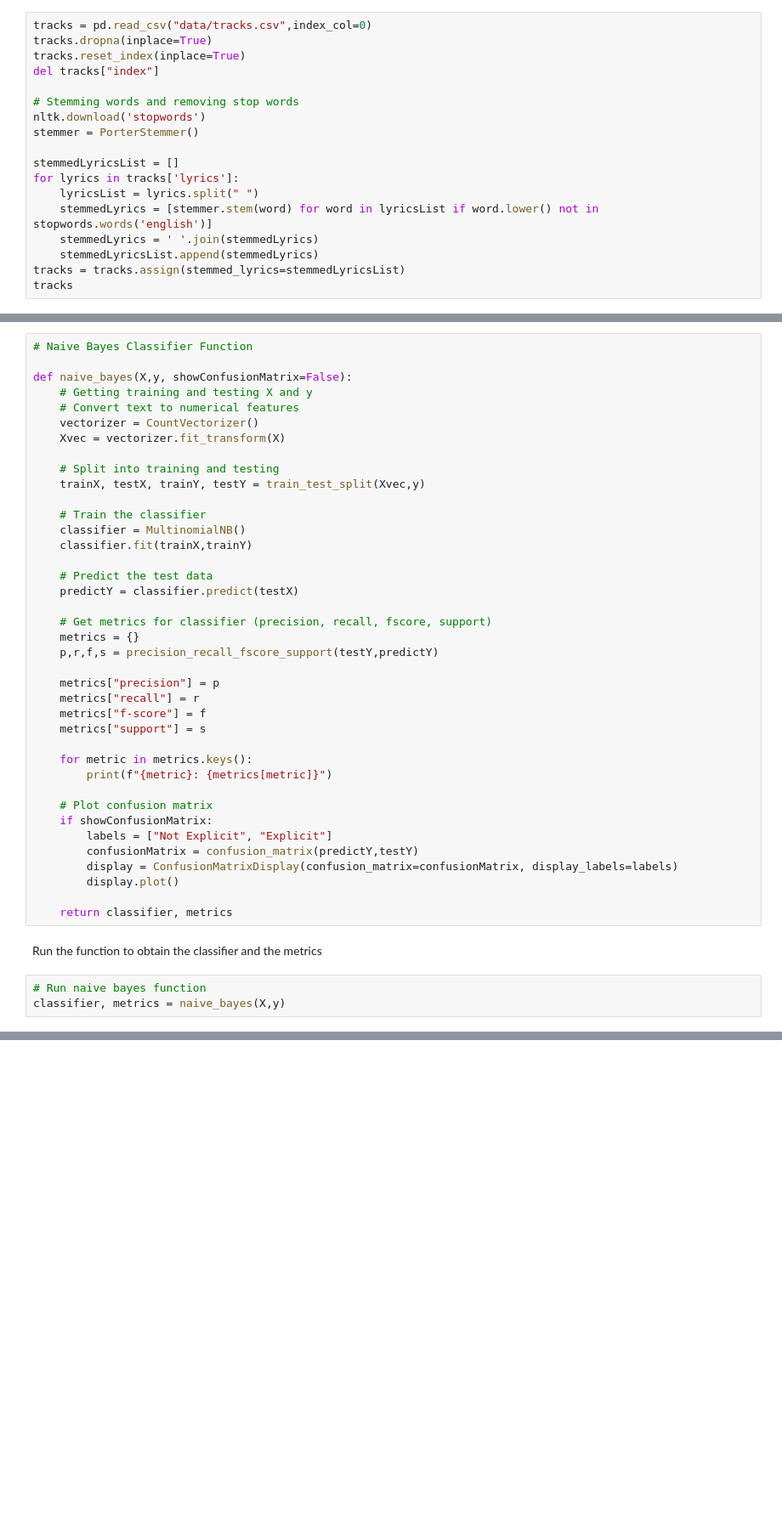
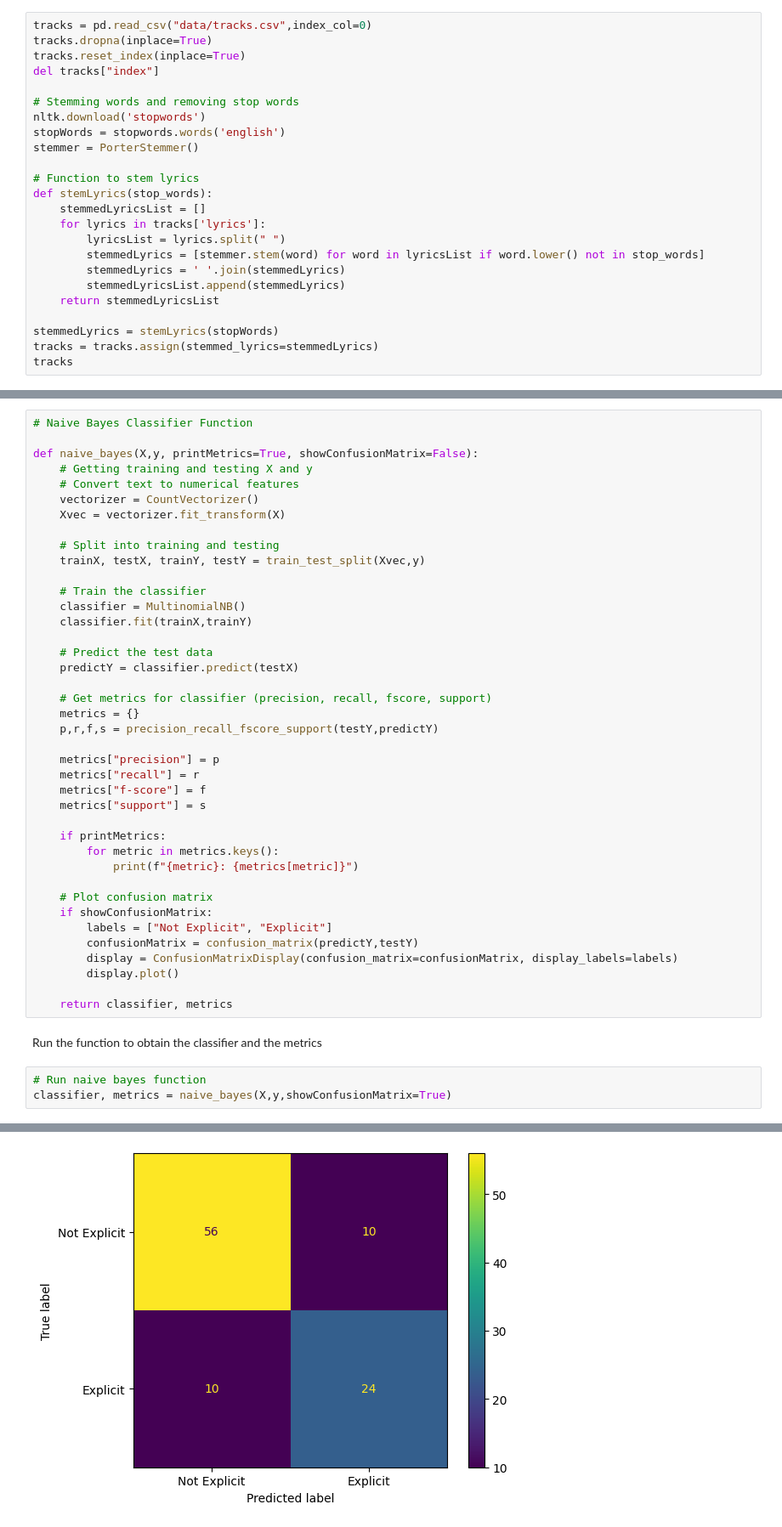
Before and after one commit to Drew-Watson-117/cs5830_project_5, a Jupyter notebook: project5.ipynb, the cells around one changed output, grey strips where cells are left out. Shown: that part at 85% size. Saved outputs shown, nothing was run; the diff lists cells and outputs as text; blank space fills up the shorter version.

```diff
--- a/project5.ipynb
+++ b/project5.ipynb
@@ -24,13 +26,19 @@ del tracks["index"]
 
 # Stemming words and removing stop words
 nltk.download('stopwords')
+stopWords = stopwords.words('english')
 stemmer = PorterStemmer()
 
-stemmedLyricsList = []
-for lyrics in tracks['lyrics']:
-    lyricsList = lyrics.split(" ")
-    stemmedLyrics = [stemmer.stem(word) for word in lyricsList if word.lower() not in stopwords.words('english')]
-    stemmedLyrics = ' '.join(stemmedLyrics)
-    stemmedLyricsList.append(stemmedLyrics)
-tracks = tracks.assign(stemmed_lyrics=stemmedLyricsList)
+# Function to stem lyrics
+def stemLyrics(stop_words):
+    stemmedLyricsList = []
+    for lyrics in tracks['lyrics']:
+        lyricsList = lyrics.split(" ")
+        stemmedLyrics = [stemmer.stem(word) for word in lyricsList if word.lower() not in stop_words]
+        stemmedLyrics = ' '.join(stemmedLyrics)
+        stemmedLyricsList.append(stemmedLyrics)
+    return stemmedLyricsList
+
+stemmedLyrics = stemLyrics(stopWords)
+tracks = tracks.assign(stemmed_lyrics=stemmedLyrics)
 tracks
@@ -45,7 +72,7 @@ Now, we make a function for our Naive Bayes Classifier
 # %%
 # Naive Bayes Classifier Function
 
-def naive_bayes(X,y, showConfusionMatrix=False):
+def naive_bayes(X,y, printMetrics=True, showConfusionMatrix=False):
     # Getting training and testing X and y
     # Convert text to numerical features
     vectorizer = CountVectorizer()
@@ -70,8 +97,9 @@ def naive_bayes(X,y, showConfusionMatrix=False):
     metrics["f-score"] = f
     metrics["support"] = s
 
-    for metric in metrics.keys():
-        print(f"{metric}: {metrics[metric]}")
+    if printMetrics:
+        for metric in metrics.keys():
+            print(f"{metric}: {metrics[metric]}")
 
     # Plot confusion matrix
     if showConfusionMatrix:
@@ -85,4 +113,5 @@ def naive_bayes(X,y, showConfusionMatrix=False):
 Run the function to obtain the classifier and the metrics
 # %%
 # Run naive bayes function
-classifier, metrics = naive_bayes(X,y)
+classifier, metrics = naive_bayes(X,y,showConfusionMatrix=True)
+# %% [output]
@@ -88,0 +122 @@ classifier, metrics = naive_bayes(X,y)
+[figure, added]
```
Also changed, not shown: parts of 15 cells of this notebook.
